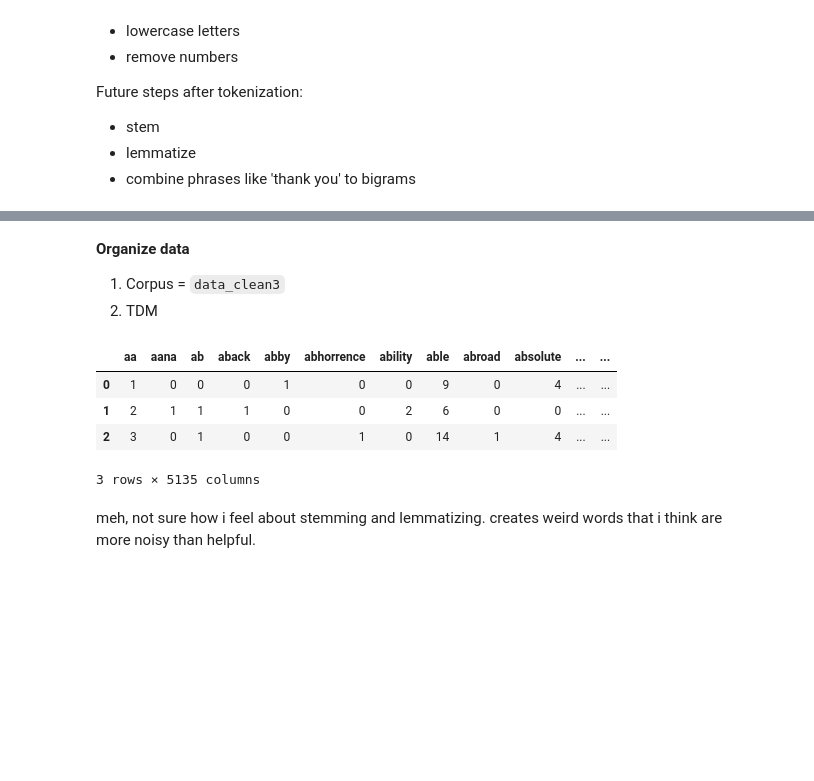
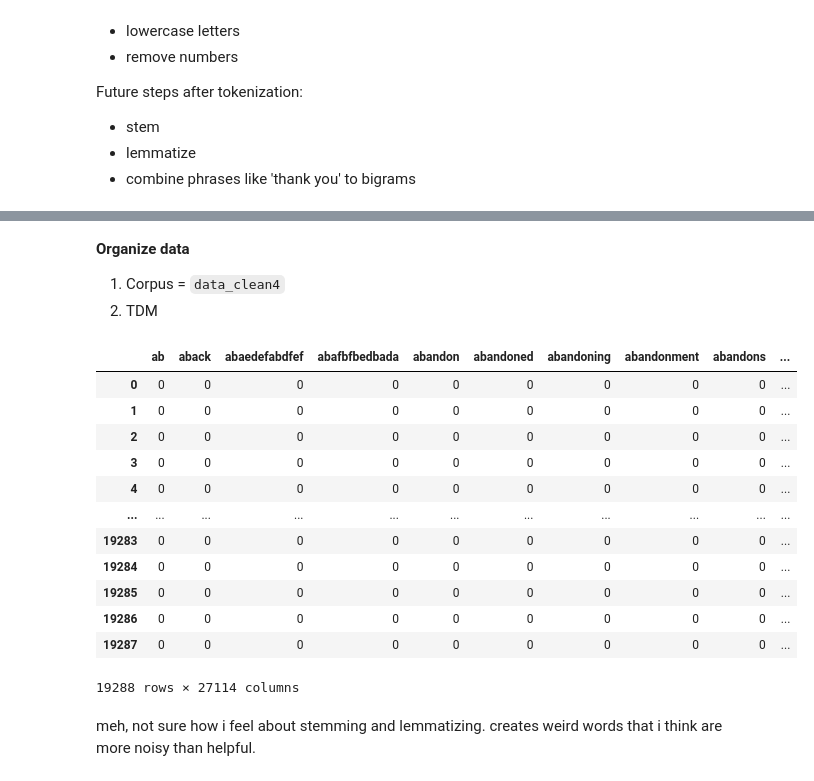
Before and after one commit to labouz/r-euphoria-tm, a Jupyter notebook: py/analysis.ipynb, the cells around one changed output, grey strips where cells are left out. Cells and saved outputs as stored; diff of their text form; code cells hidden in the pictures; blank space fills up the shorter version.

```diff
--- a/py/analysis.ipynb
+++ b/py/analysis.ipynb
@@ -136,0 +232,17 @@ data_clean3 = pd.DataFrame(data_clean2['body'].apply(round3))
+# %%
+# remove repeating characters and non unicode characters
+def clean_round4(text):
+    # text = remove_accented_chars(text)
+    # text = cleaning_repeating_char(text)
+    # remove non unicode characters
+    text = re.sub('[^\x00-\x7F]+', '', text)
+    # remove repeating characters
+    text = modify(text)
+    text = text.strip()
+    return text
+
+round4 = lambda x: clean_round4(x)
+# %%
+data_clean4 = []
+for comment in data_clean3:
+    data_clean4.append(round4(comment))
@@ -137,5 +254,5 @@ data_clean3 = pd.DataFrame(data_clean2['body'].apply(round3))
 # %% [markdown]
 **Organize data**
 
-1. Corpus = `data_clean3`
+1. Corpus = `data_clean4`
 2. TDM
@@ -148,2 +259,8 @@ data_clean3['post_q'] = titles
+# %%
+data_clean4_df = pd.DataFrame(data_clean4)
+# %%
+# remove any empty rows
+data_clean4_df = data_clean4_df[data_clean4_df[0] != '']
+data_clean4_df = data_clean4_df[data_clean4_df[0] != ' ']
 # %%
 # pickle it
@@ -151,18 +268,26 @@ data_clean3.to_pickle('../dat/corpus.pkl')
 # %%
 # create document-term matrix
 from sklearn.feature_extraction.text import CountVectorizer
 
 cv = CountVectorizer(stop_words='english')
-data_cv = cv.fit_transform(data_clean3['body'])
+data_cv = cv.fit_transform(data_clean4_df[0])
 data_tdm = pd.DataFrame(data_cv.toarray(), columns=cv.get_feature_names_out())
 data_tdm_index = data_tdm.index
 data_tdm
 # %% [output]
-|  | aa | aana | ab | aback | abby | abhorrence | ability | able | abroad | absolute | ... | ... |
-| 0 | 1 | 0 | 0 | 0 | 1 | 0 | 0 | 9 | 0 | 4 | ... | ... |
-| 1 | 2 | 1 | 1 | 1 | 0 | 0 | 2 | 6 | 0 | 0 | ... | ... |
-| 2 | 3 | 0 | 1 | 0 | 0 | 1 | 0 | 14 | 1 | 4 | ... | ... |
+|  | ab | aback | abaedefabdfef | abafbfbedbada | abandon | abandoned | abandoning | abandonment | abandons | ... |
+| 0 | 0 | 0 | 0 | 0 | 0 | 0 | 0 | 0 | 0 | ... |
+| 1 | 0 | 0 | 0 | 0 | 0 | 0 | 0 | 0 | 0 | ... |
+| 2 | 0 | 0 | 0 | 0 | 0 | 0 | 0 | 0 | 0 | ... |
+| 3 | 0 | 0 | 0 | 0 | 0 | 0 | 0 | 0 | 0 | ... |
+| 4 | 0 | 0 | 0 | 0 | 0 | 0 | 0 | 0 | 0 | ... |
+| ... | ... | ... | ... | ... | ... | ... | ... | ... | ... | ... |
+| 19283 | 0 | 0 | 0 | 0 | 0 | 0 | 0 | 0 | 0 | ... |
+| 19284 | 0 | 0 | 0 | 0 | 0 | 0 | 0 | 0 | 0 | ... |
+| 19285 | 0 | 0 | 0 | 0 | 0 | 0 | 0 | 0 | 0 | ... |
+| 19286 | 0 | 0 | 0 | 0 | 0 | 0 | 0 | 0 | 0 | ... |
+| 19287 | 0 | 0 | 0 | 0 | 0 | 0 | 0 | 0 | 0 | ... |
-3 rows × 5135 columns
+19288 rows × 27114 columns
 # %% [markdown]
 meh, not sure how i feel about stemming and lemmatizing.
 creates weird words that i think are more noisy than helpful.
```
Also changed, not shown: parts of 31 cells of this notebook, 3 other files.
